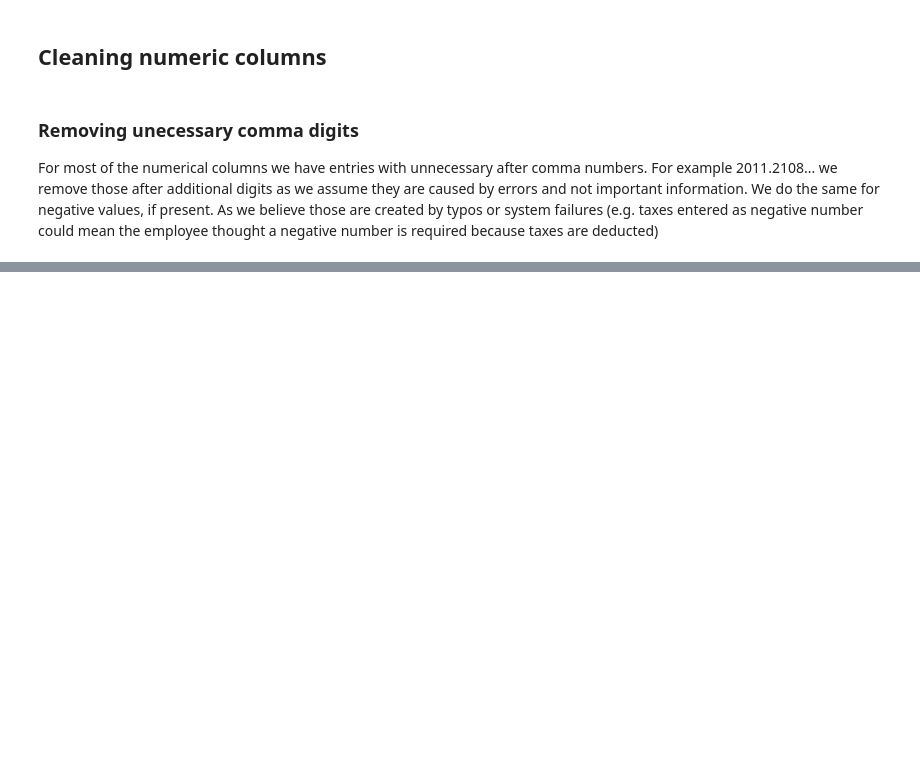
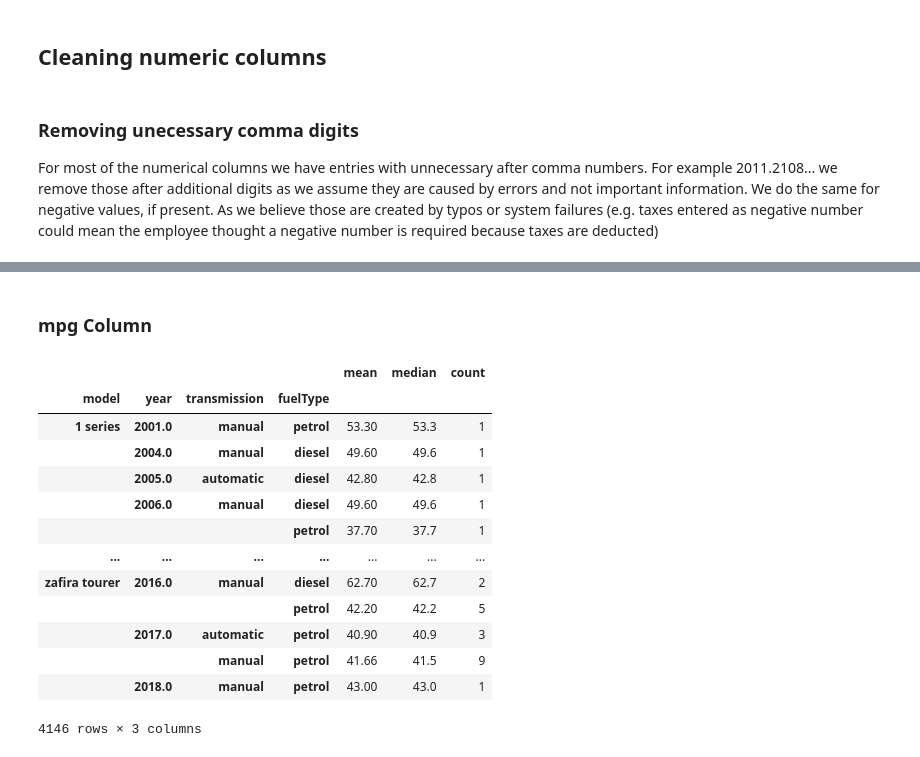
Before and after one commit to LiberoBiagi/ML_Nova_IMS_25-26, a Jupyter notebook: code.ipynb, the cells around one changed output, grey strips where cells are left out. Drawn from its saved outputs; the diff is of its cells as text; code cells hidden in the pictures; blank space fills up the shorter version.

```diff
--- a/code.ipynb
+++ b/code.ipynb
@@ -288,0 +320,21 @@ df
+# %%
+df["tax_fixed"] = df["tax"].fillna(df.groupby(["model", "year", "transmission", "fuelType"])["tax"].transform("mean")).round(2)
+# %% [markdown]
+### mpg Column
+# %%
+df.groupby(["model", "year", "transmission", "fuelType"])["mpg"].agg(["mean", "median", "count"]).round(2)
+# %% [output]
+|  |  |  |  | mean | median | count |
+| model | year | transmission | fuelType |  |  |  |
+| 1 series | 2001.0 | manual | petrol | 53.30 | 53.3 | 1 |
+|  | 2004.0 | manual | diesel | 49.60 | 49.6 | 1 |
+|  | 2005.0 | automatic | diesel | 42.80 | 42.8 | 1 |
+|  | 2006.0 | manual | diesel | 49.60 | 49.6 | 1 |
+|  |  |  | petrol | 37.70 | 37.7 | 1 |
+| ... | ... | ... | ... | ... | ... | ... |
+| zafira tourer | 2016.0 | manual | diesel | 62.70 | 62.7 | 2 |
+|  |  |  | petrol | 42.20 | 42.2 | 5 |
+|  | 2017.0 | automatic | petrol | 40.90 | 40.9 | 3 |
+|  |  | manual | petrol | 41.66 | 41.5 | 9 |
+|  | 2018.0 | manual | petrol | 43.00 | 43.0 | 1 |
+4146 rows × 3 columns
```
Also changed, not shown: parts of 33 cells of this notebook.
